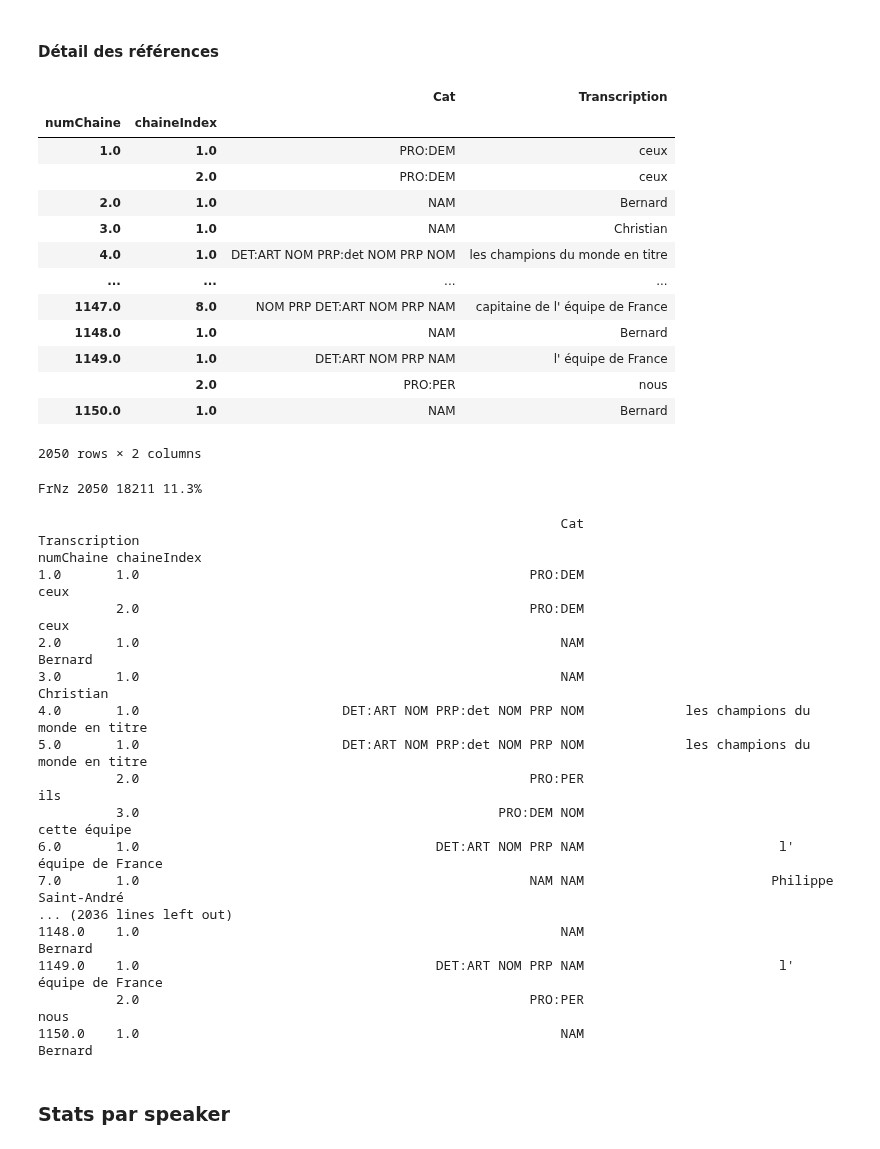
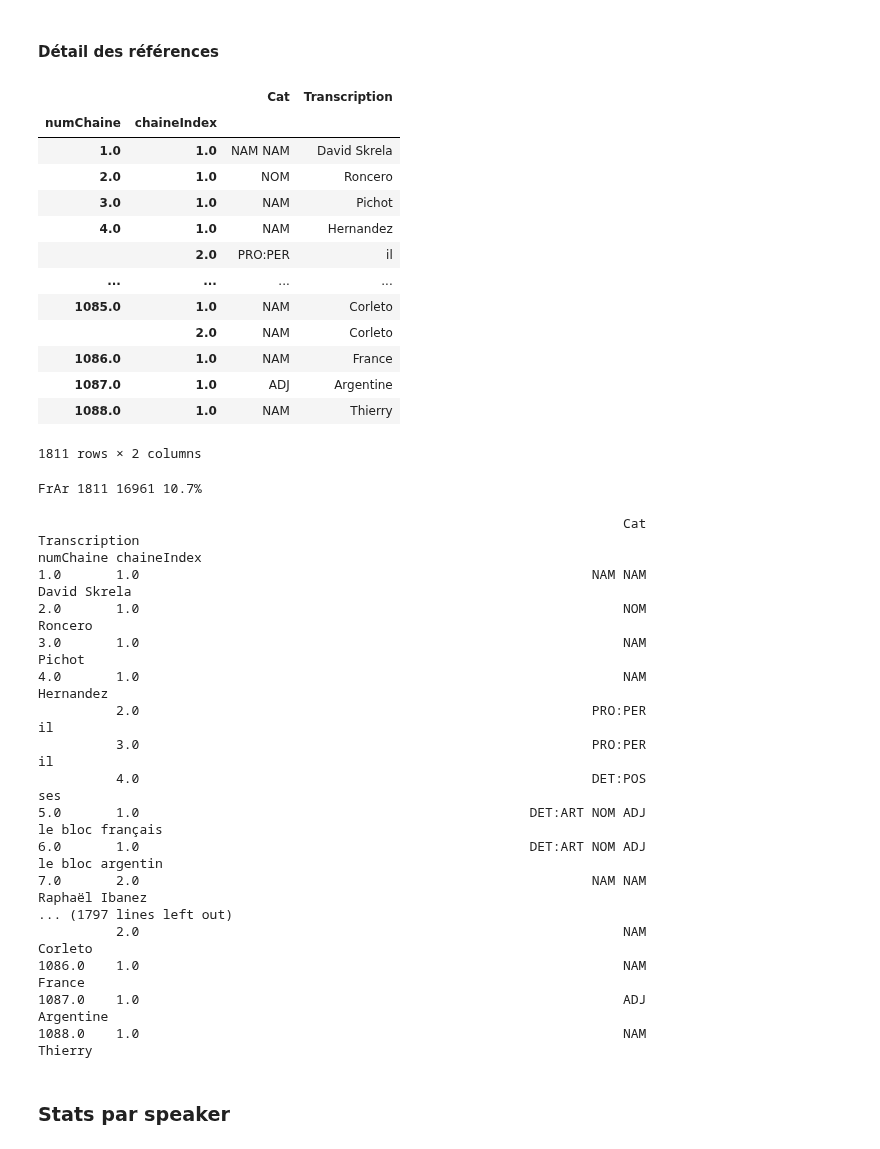
Before and after one commit to gboye/AMBK-SportsCom, a Jupyter notebook: Chaines/Chaines-Stats.ipynb, the cells around one changed output. Cells and saved outputs as stored; diff of their text form; code cells hidden in the pictures.

```diff
--- a/Chaines/Chaines-Stats.ipynb
+++ b/Chaines/Chaines-Stats.ipynb
@@ -9,7 +9,10 @@ sns.set_style("whitegrid")
 # rep="/Users/gilles/Downloads/Traitements_GB/"
 rep="/Users/gilles/Github/AMBK-SportsCom/Chaines/Traitements_GB/"
 match="FrNz"
+match="FrAr"
 nFile=match+"-RefSynTour.xlsx"
+
+writer = pd.ExcelWriter(rep+match+"-Stats-RefSynTour.xlsx", engine="xlsxwriter")
 # %%
 df=pd.read_excel(rep+nFile,index_col=0)
 df.head()
@@ -168,45 +258,46 @@ FrNz 865 18211 4.7%
 #### Détail des références
 # %%
 dfGroupeReferents=df[(df.chaineIndex.notnull())].groupby(["numChaine","chaineIndex"])[["Cat","Transcription"]].agg(" ".join)
+dfGroupeReferents.to_excel(writer, sheet_name="Ref-Groupes")
 dfGroupeReferents
 # %% [output]
 |  |  | Cat | Transcription |
 | numChaine | chaineIndex |  |  |
-| 1.0 | 1.0 | PRO:DEM | ceux |
-|  | 2.0 | PRO:DEM | ceux |
-| 2.0 | 1.0 | NAM | Bernard |
-| 3.0 | 1.0 | NAM | Christian |
-| 4.0 | 1.0 | DET:ART NOM PRP:det NOM PRP NOM | les champions du monde en titre |
+| 1.0 | 1.0 | NAM NAM | David Skrela |
+| 2.0 | 1.0 | NOM | Roncero |
+| 3.0 | 1.0 | NAM | Pichot |
+| 4.0 | 1.0 | NAM | Hernandez |
+|  | 2.0 | PRO:PER | il |
 | ... | ... | ... | ... |
-| 1147.0 | 8.0 | NOM PRP DET:ART NOM PRP NAM | capitaine de l' équipe de France |
-| 1148.0 | 1.0 | NAM | Bernard |
-| 1149.0 | 1.0 | DET:ART NOM PRP NAM | l' équipe de France |
-|  | 2.0 | PRO:PER | nous |
-| 1150.0 | 1.0 | NAM | Bernard |
+| 1085.0 | 1.0 | NAM | Corleto |
+|  | 2.0 | NAM | Corleto |
+| 1086.0 | 1.0 | NAM | France |
+| 1087.0 | 1.0 | ADJ | Argentine |
+| 1088.0 | 1.0 | NAM | Thierry |
-2050 rows × 2 columns
+1811 rows × 2 columns
 # %%
 print(match,len(dfGroupeReferents),nbMots,"%2.1f%%"%(len(dfGroupeReferents)/nbMots*100))
 # %% [output]
-FrNz 2050 18211 11.3%
+FrAr 1811 16961 10.7%
 # %%
 print(dfGroupeReferents.to_string())
 # %% [output]
-                                                                   Cat                               Transcription
+                                                                           Cat                                                          Transcription
 numChaine chaineIndex
-1.0       1.0                                                  PRO:DEM                                        ceux
-          2.0                                                  PRO:DEM                                        ceux
-2.0       1.0                                                      NAM                                     Bernard
-3.0       1.0                                                      NAM                                   Christian
-4.0       1.0                          DET:ART NOM PRP:det NOM PRP NOM             les champions du monde en titre
-5.0       1.0                          DET:ART NOM PRP:det NOM PRP NOM             les champions du monde en titre
-          2.0                                                  PRO:PER                                         ils
-          3.0                                              PRO:DEM NOM                                cette équipe
-6.0       1.0                                      DET:ART NOM PRP NAM                         l' équipe de France
-7.0       1.0                                                  NAM NAM                        Philippe Saint-André
-... (2036 lines left out)
-1148.0    1.0                                                      NAM                                     Bernard
-1149.0    1.0                                      DET:ART NOM PRP NAM                         l' équipe de France
-          2.0                                                  PRO:PER                                        nous
-1150.0    1.0                                                      NAM                                     Bernard
+1.0       1.0                                                          NAM NAM                                                           David Skrela
+2.0       1.0                                                              NOM                                                                Roncero
+3.0       1.0                                                              NAM                                                                 Pichot
+4.0       1.0                                                              NAM                                                              Hernandez
+          2.0                                                          PRO:PER                                                                     il
+          3.0                                                          PRO:PER                                                                     il
+          4.0                                                          DET:POS                                                                    ses
+5.0       1.0                                                  DET:ART NOM ADJ                                                       le bloc français
+6.0       1.0                                                  DET:ART NOM ADJ                                                       le bloc argentin
+7.0       2.0                                                          NAM NAM                                                         Raphaël Ibanez
+... (1797 lines left out)
+          2.0                                                              NAM                                                                Corleto
+1086.0    1.0                                                              NAM                                                                 France
+1087.0    1.0                                                              ADJ                                                              Argentine
+1088.0    1.0                                                              NAM                                                                Thierry
 # %% [markdown]
 ### Stats par speaker
```
Also changed, not shown: parts of 58 cells of this notebook, 5 other files.
